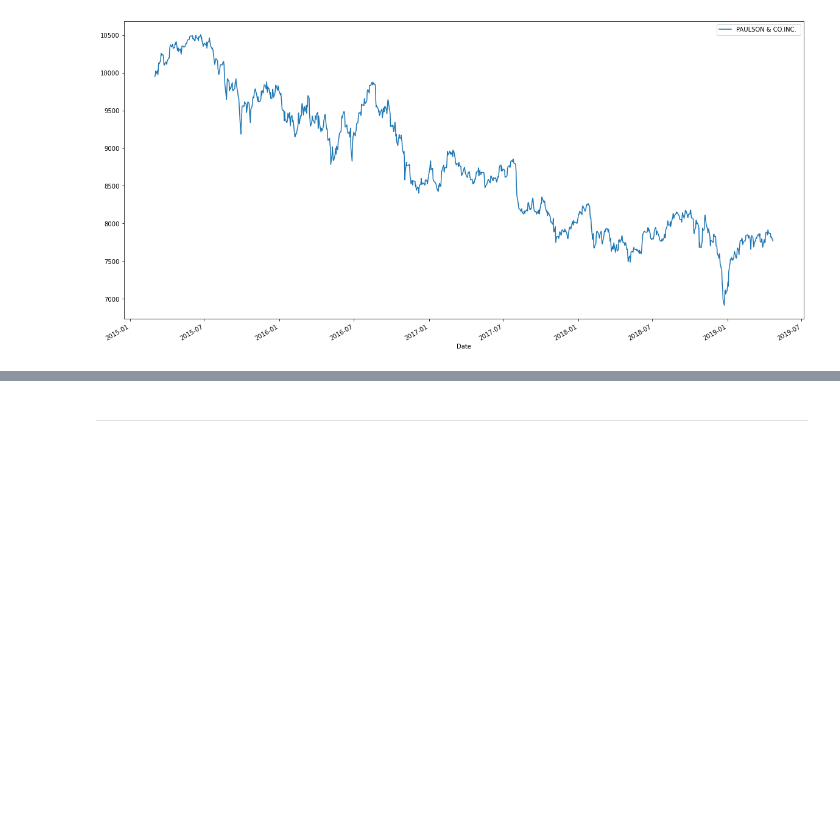
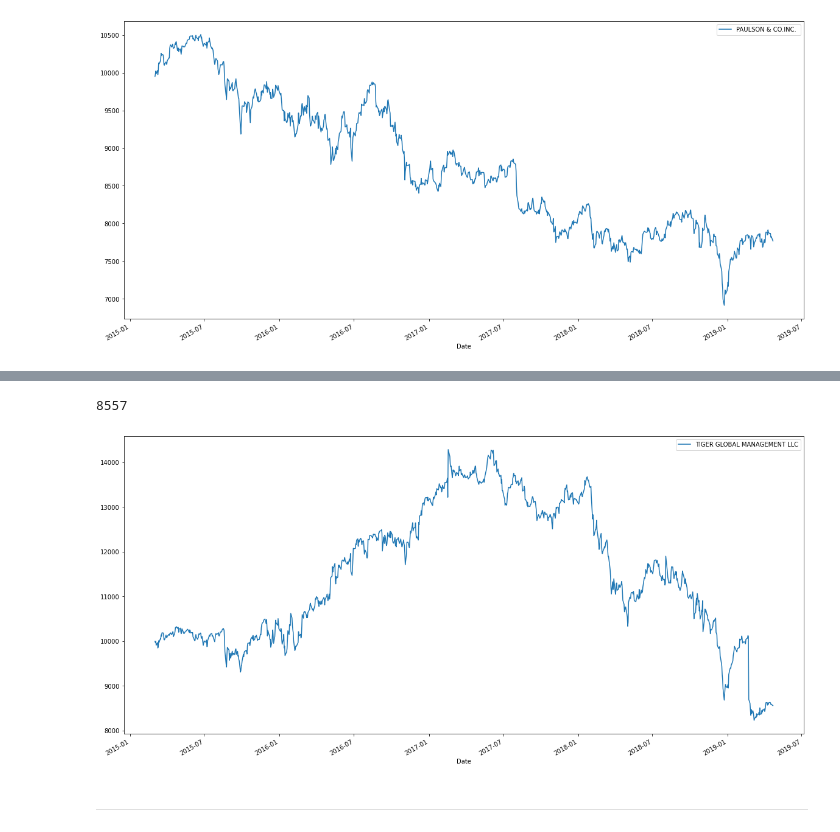
Before and after one commit to jordan-gilmartin/pandas-portfolio-analysis, a Jupyter notebook: whale_analysis.ipynb, the cells around one changed output, grey strips where cells are left out. Cells and saved outputs as stored; diff of their text form; code cells hidden in the pictures; blank space fills up the shorter version.

Commit message:
plotted cumulative returns for TIGER

```diff
--- a/whale_analysis.ipynb
+++ b/whale_analysis.ipynb
@@ -415,2 +418,6 @@ PAULSON_profit.plot(figsize=(20,10), legend=True);
 # %% [output]
 [figure]
+# %%
+# Grabbing TIGER Daily Returns
+TIGER = combined_df['TIGER GLOBAL MANAGEMENT LLC']
+TIGER
@@ -416,0 +438,4 @@ PAULSON_profit.plot(figsize=(20,10), legend=True);
+# %%
+# Running cumprod (cumulative product) function over TIGER Daily Returns to calculate overall gain / loss
+TIGER_cumprod = (1 + TIGER).cumprod()
+TIGER_cumprod
@@ -417,3 +456,17 @@ PAULSON_profit.plot(figsize=(20,10), legend=True);
+# %%
+# Running cumulative return against initial investment to obtain current market value of investment
+initial_investment = 10000
+TIGER_profit = initial_investment * TIGER_cumprod
+TIGER_ending_balance = TIGER_profit.iloc[-1]
+TIGER_ending_balance.round().astype(int)
+# %% [output]
+8557
+# %%
+# Plot performance and save to Images
+TIGER_profit.plot(figsize=(20,10), legend=True);
+plt.savefig("Images/TigerCumulativeReturns.png")
+# %% [output]
+[figure, added]
 # %% [markdown]
 ---
 # %% [markdown]
```
Also changed, not shown: parts of 5 cells of this notebook, 1 other file.
